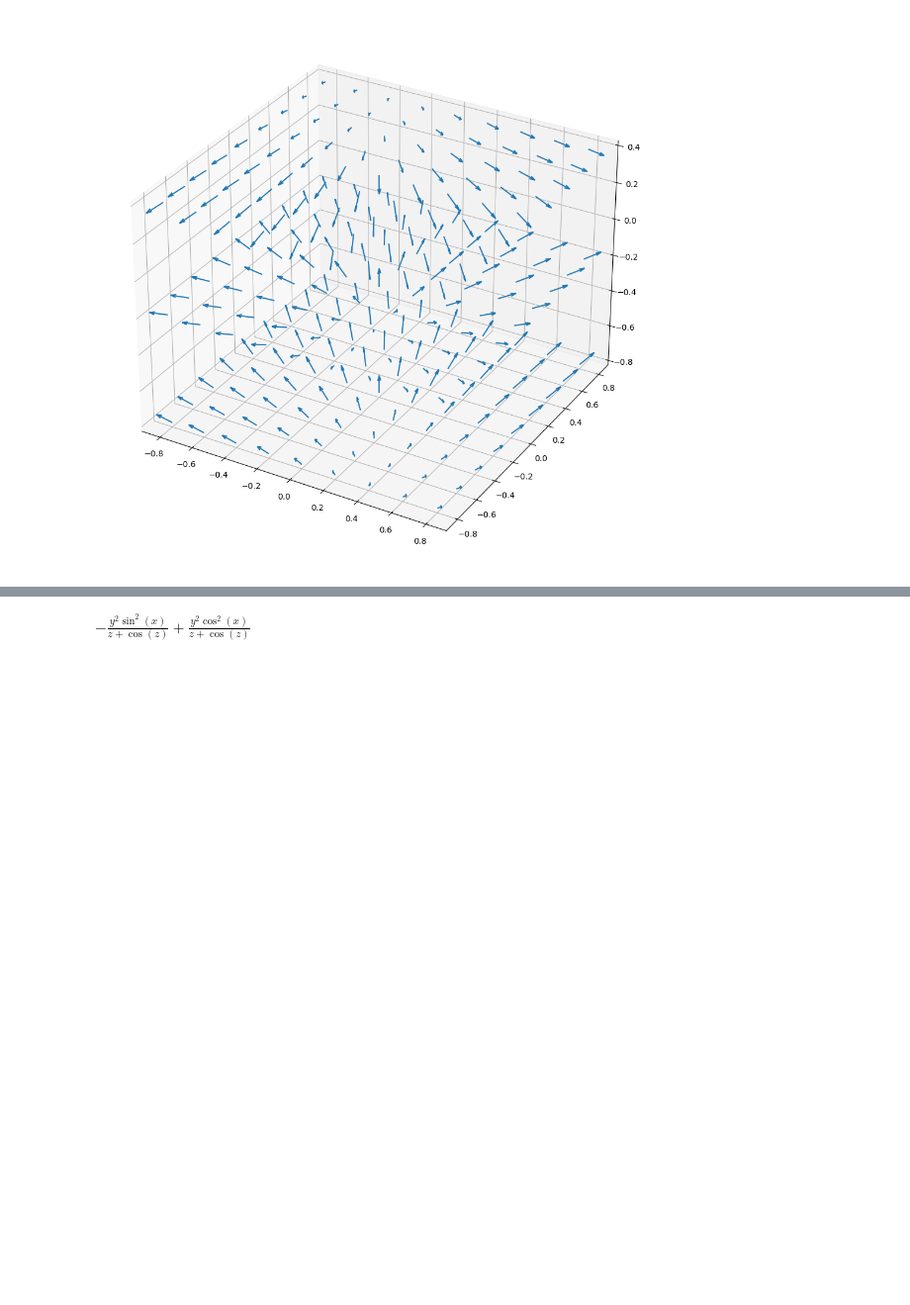
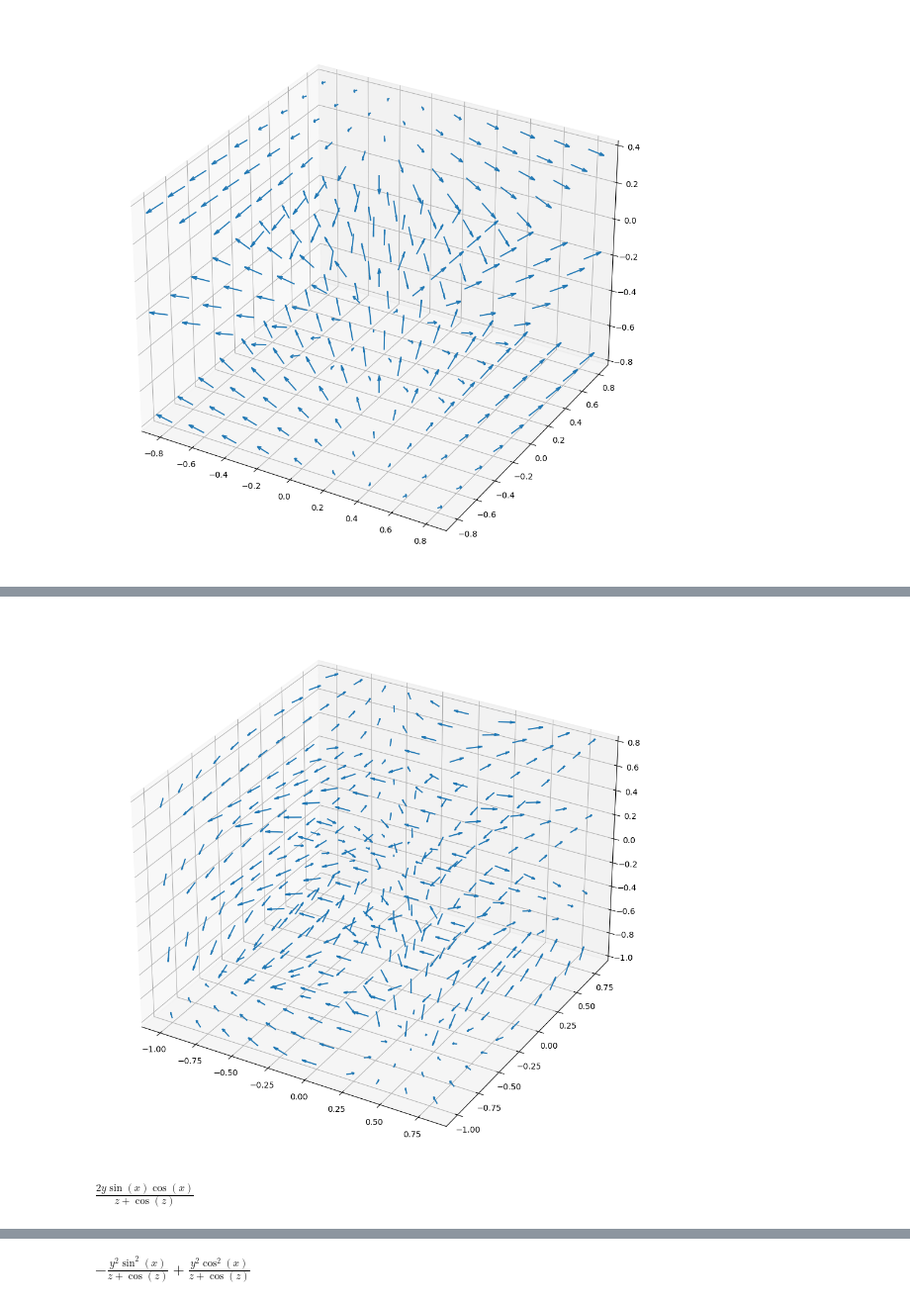
Before and after one commit to Axle-Bucamp/exploring, a Jupyter notebook: vector_field_toying.ipynb, the cells around one changed output, grey strips where cells are left out. Shown at 99% size. Drawn from its saved outputs; the diff is of its cells as text; code cells hidden in the pictures; blank space fills up the shorter version.

```diff
--- a/vector_field_toying.ipynb
+++ b/vector_field_toying.ipynb
@@ -150,0 +159,17 @@ plt.show()
+# %%
+ax = plt.figure(figsize=(20,12)).add_subplot(projection='3d')
+
+# Make the direction data for the arrows
+u = div[0]
+v = div[1]
+w = div[2]
+
+ax.quiver(x, y, z, u, v, w, length=0.1, normalize=True)
+
+plt.show()
+# %% [output]
+[figure, added]
+# %%
+fpy
+# %% [output]
+$\displaystyle \frac{2 y \sin{\left(x \right)} \cos{\left(x \right)}}{z + \cos{\left(z \right)}}$
```
Also changed, not shown: parts of 2 cells of this notebook.
